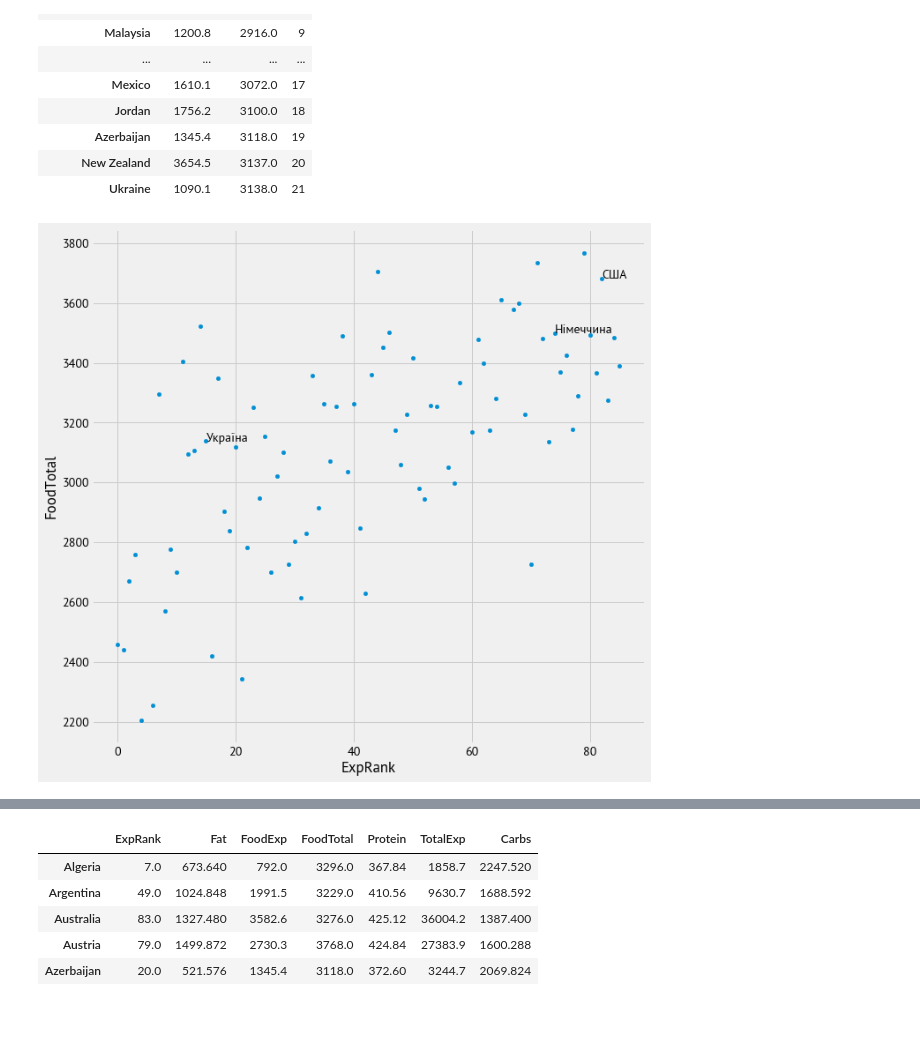
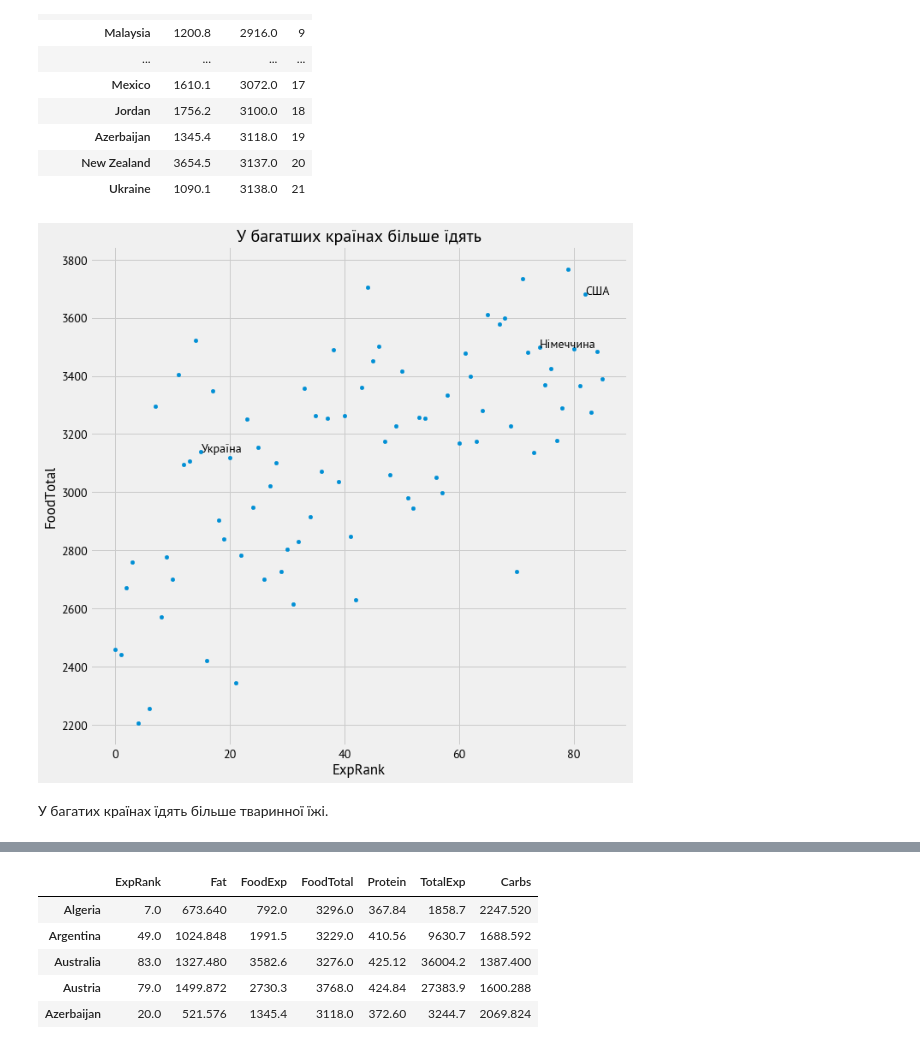
Before and after one commit to Zlira/food_consumption, a Jupyter notebook: Facts for article.ipynb, the cells around one changed output, grey strips where cells are left out. Saved outputs shown, nothing was run; the diff lists cells and outputs as text; code cells hidden in the pictures; blank space fills up the shorter version.

```diff
--- a/Facts for article.ipynb
+++ b/Facts for article.ipynb
@@ -66,3 +57,4 @@ euroind_data.head()
 # %%
-ers_official.columns = ['Country', 'TotalExp', 'FoodExp']
-ers_official.set_index('Country', inplace=True)
+ers_data.columns = ['Country', 'TotalExp', 'FoodExp']
+ers_data.set_index('Country', inplace=True)
+ers_data.head()
@@ -143,4 +108,4 @@ countries_map = {
 # %%
 who_data.index = who_data.index.to_series().replace(countries_map).values
 # %%
-ers_official.index = ers_official.index.to_series().replace(countries_map).values
+ers_data.index = ers_data.index.to_series().replace(countries_map).values
@@ -205,0 +116,5 @@ euroind_2013.head(20)
+# %%
+# source https://www.ers.usda.gov/data-products/food-expenditures.aspx
+
+# create a column with the rank of the country by total expenditure (from poorest to richest)
+ers_data = ers_data.sort_values('TotalExp').assign(ExpRating=lambda x: range(len(x)))
@@ -340,10 +241,7 @@ energy_dist_data = pd.DataFrame({
     'FoodTotal': total_kcal_data.FoodTotal,
     'Protein': protein_data.Protein * PROTEIN_ENERGY,
     'Fat': fat_data.Fat * FAT_ENERGY,
-    'ExpRank': ers_official.ExpRating,
-    'FoodExp': ers_official.FoodExp,
-    'TotalExp': ers_official.TotalExp,
+    'ExpRank': ers_data.ExpRating,
+    'FoodExp': ers_data.FoodExp,
+    'TotalExp': ers_data.TotalExp,
 }).dropna()
-
-# місце України в рейтингу за загальним споживанням калорій
-list(energy_dist_data.sort_values('FoodTotal').index).index('Ukraine')
@@ -380,9 +282,13 @@ energy_dist_data[
 | New Zealand | 3654.5 | 3137.0 | 20 |
 | Ukraine | 1090.1 | 3138.0 | 21 |
 # %%
-ax = energy_dist_data.plot.scatter('ExpRank', 'FoodTotal', figsize=(10, 10))
+ax = energy_dist_data.plot.scatter(
+    'ExpRank', 'FoodTotal', figsize=(10, 10), title='У багатших країнах більше їдять'
+)
 
 for func in [annotate_ua, annotate_de, annotate_us]:
     func(df=energy_dist_data, ax=ax, x_col='ExpRank', y_col='FoodTotal', x_offset=0, y_offset=0)
 # %% [output]
-[figure, old version]
+[figure, new version]
+# %% [markdown]
+У багатих країнах їдять більше тваринної їжі.
```
Also changed, not shown: parts of 74 cells of this notebook.
